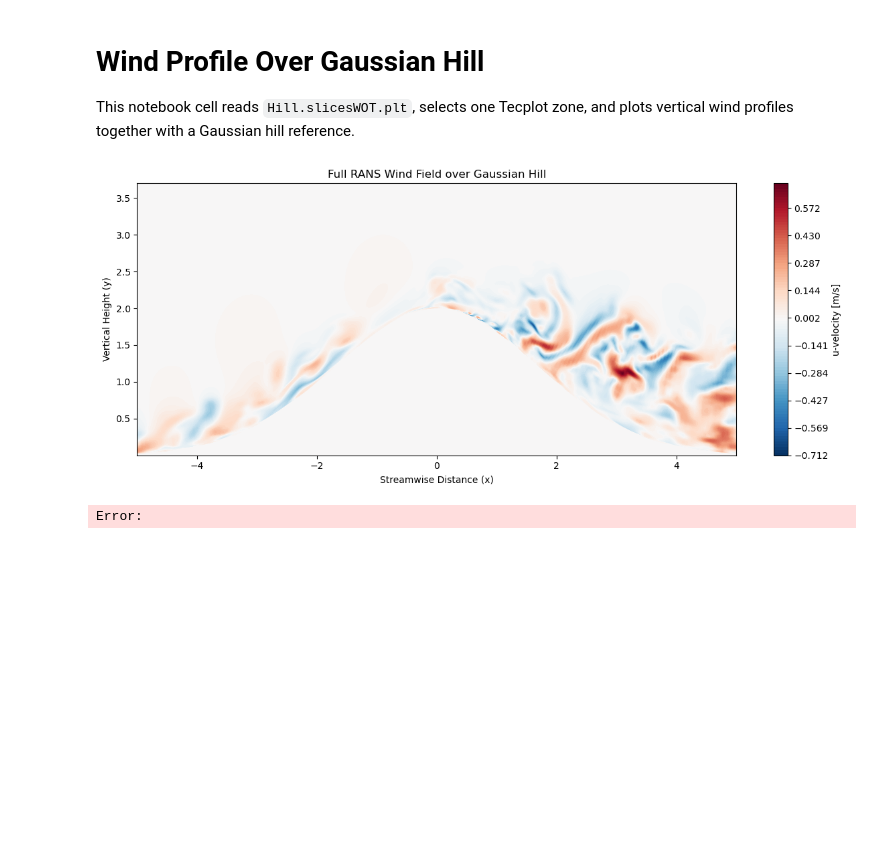
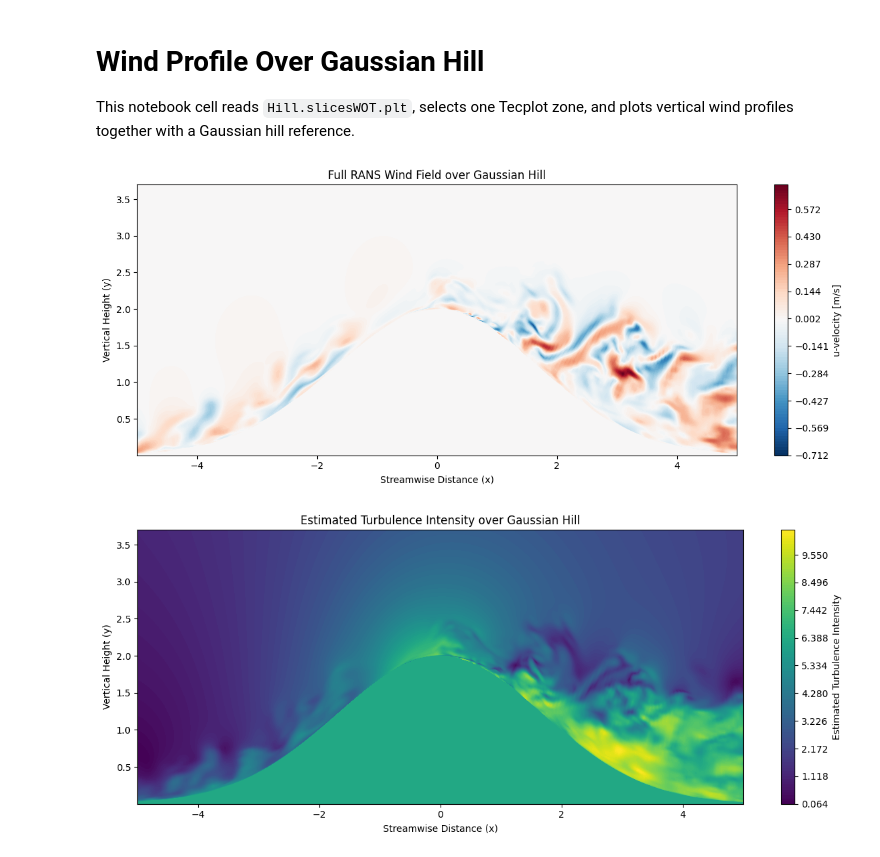
Before and after one commit to JacobManniche/Bachelor_legeplads, a Jupyter notebook: RANS gauss/visual_J.ipynb, the cells around one changed output. Cells and saved outputs as stored; diff of their text form; code cells hidden in the pictures; blank space fills up the shorter version.

```diff
--- a/RANS gauss/visual_J.ipynb
+++ b/RANS gauss/visual_J.ipynb
@@ -26,7 +26,9 @@ data = np.array(raw_data)
 x = data[:, 0]
 y = data[:, 1]
 u = data[:, 2] # Streamwise velocity (matches your image label)
+v = data[:, 3]
 w = data[:, 4] # Vertical velocity
+vort = data[:, 5]
 # %%
 # --- 2. Plotting ---
 plt.figure(figsize=(12, 5))
@@ -43,7 +45,7 @@ cbar.set_label('u-velocity [m/s]')
 # --- 3. Styling the Hill ---
 # To get the "Green Hill" look, we fill the area under the lowest points
 # or simply set the background color of the plot.
-plt.gca().set_facecolor('#79bd82') # Green color for the hill/ground
+plt.gca().set_facecolor("#74b77d") # Green color for the hill/ground
 
 # Adjust limits to match your image focus
 plt.xlim([-5, 5])
@@ -57,4 +59,38 @@ plt.tight_layout()
 plt.show()
 # %% [output]
 [figure]
-Error:
+# %%
+# --- Compute reference velocity (free-stream estimate) ---
+U_ref = np.percentile(u, 95)  # good estimate of incoming wind speed
+
+# --- Fluctuation-like velocity magnitude ---
+u_fluc = u - np.mean(u)
+v_fluc = v - np.mean(v)
+w_fluc = w - np.mean(w)
+
+TI = np.sqrt(u_fluc**2 + v_fluc**2 + w_fluc**2) / (U_ref)
+
+
+
+# --- Plot Turbulence Intensity ---
+plt.figure(figsize=(12, 5))
+
+levels = np.linspace(TI.min(), TI.max(), 100)
+contour = plt.tricontourf(x, y, TI, levels=levels, cmap='viridis')
+
+cbar = plt.colorbar(contour)
+cbar.set_label('Estimated Turbulence Intensity')
+
+plt.gca().set_facecolor("#74b77d")
+
+plt.xlim([-5, 5])
+plt.ylim([y.min(), 3.7])
+
+plt.xlabel('Streamwise Distance (x)')
+plt.ylabel('Vertical Height (y)')
+plt.title('Estimated Turbulence Intensity over Gaussian Hill')
+
+plt.tight_layout()
+plt.show()
+# %% [output]
+[figure, added]
```
Also changed, not shown: 1 other file.
